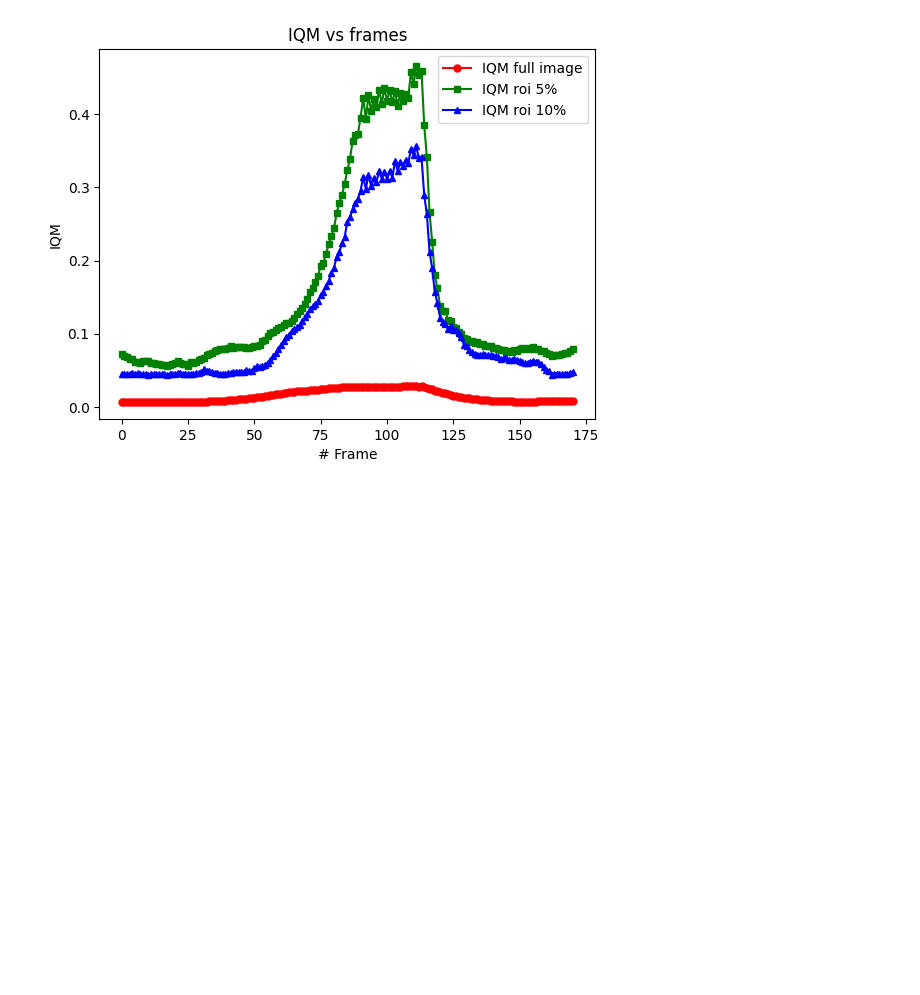
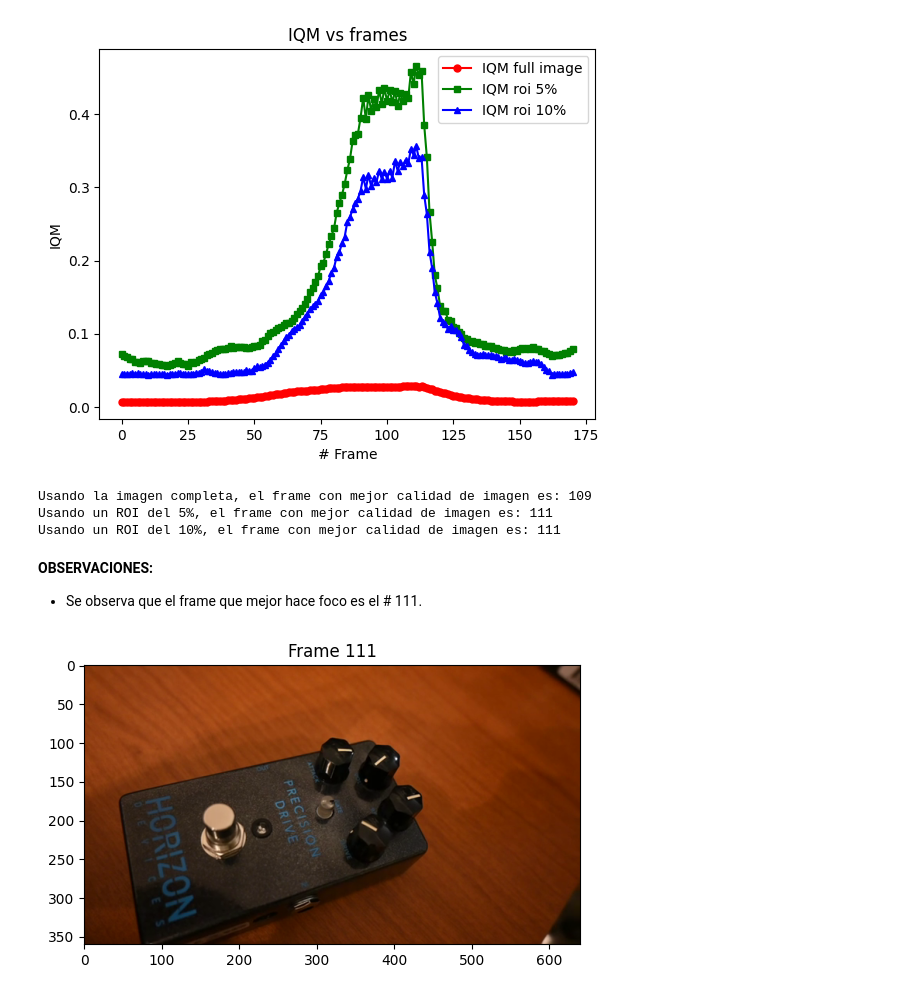
Before and after one commit to bdesia-nasa/vp1_tp2, a Jupyter notebook: VC1-TP2-0.ipynb, the cells around one changed output. Drawn from its saved outputs; the diff is of its cells as text; code cells hidden in the pictures; blank space fills up the shorter version.

Commit message:
Se agrega cual fue el mejor frame en cada caso

```diff
--- a/VC1-TP2-0.ipynb
+++ b/VC1-TP2-0.ipynb
@@ -105,9 +105,11 @@ def apply_filter(video_filename, roi_size = 1):
 
     return iqm_by_frame
 # %%
-iqm_by_frame = apply_filter('focus_video.mov', roi_size = 1.00)
-iqm_by_frame_005 = apply_filter('focus_video.mov', roi_size = 0.05)
-iqm_by_frame_010 = apply_filter('focus_video.mov', roi_size = 0.10)
+video_filename = 'focus_video.mov'
+
+iqm_by_frame = apply_filter(video_filename, roi_size = 1.00)
+iqm_by_frame_005 = apply_filter(video_filename, roi_size = 0.05)
+iqm_by_frame_010 = apply_filter(video_filename, roi_size = 0.10)
 
 # Plotear la medida de calidad de la imagen vs frame
 plt.plot(range(len(iqm_by_frame)), iqm_by_frame, marker='o', color='r', label='IQM full image', markersize=5)
@@ -122,3 +124,38 @@ plt.legend()
 plt.show()
 # %% [output]
 [figure]
+# %%
+best_frame_full = iqm_by_frame.index(max(iqm_by_frame))
+best_frame_roi005 = iqm_by_frame_005.index(max(iqm_by_frame_005))
+best_frame_roi010 = iqm_by_frame_010.index(max(iqm_by_frame_010))
+print('Usando la imagen completa, el frame con mejor calidad de imagen es:', best_frame_full)
+print('Usando un ROI del 5%, el frame con mejor calidad de imagen es:', best_frame_roi005)
+print('Usando un ROI del 10%, el frame con mejor calidad de imagen es:', best_frame_roi010)
+# %% [output]
+Usando la imagen completa, el frame con mejor calidad de imagen es: 109
+Usando un ROI del 5%, el frame con mejor calidad de imagen es: 111
+Usando un ROI del 10%, el frame con mejor calidad de imagen es: 111
+# %% [markdown]
+**OBSERVACIONES:**
+
+- Se observa que el frame que mejor hace foco es el # 111.
+# %%
+# Veamos el frame que mejor resultado dio
+
+# Captura del video
+video_capture = cv.VideoCapture(video_filename)
+
+# Establecer el índice del frame que deseas leer
+video_capture.set(cv.CAP_PROP_POS_FRAMES, best_frame_roi010)
+
+# Leer el frame
+ret, frame = video_capture.read()
+
+if ret:
+    frame_rgb = cv.cvtColor(frame, cv.COLOR_BGR2RGB)
+
+    plt.imshow(frame_rgb)
+    plt.title(f'Frame {best_frame_roi010}')
+    plt.show()
+# %% [output]
+[figure, added]
```
